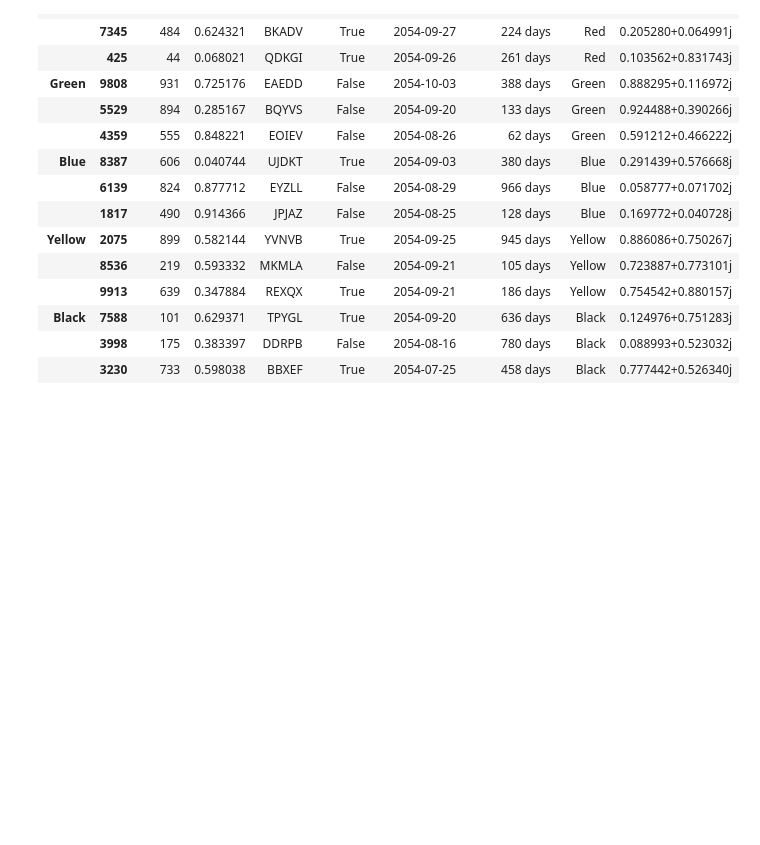
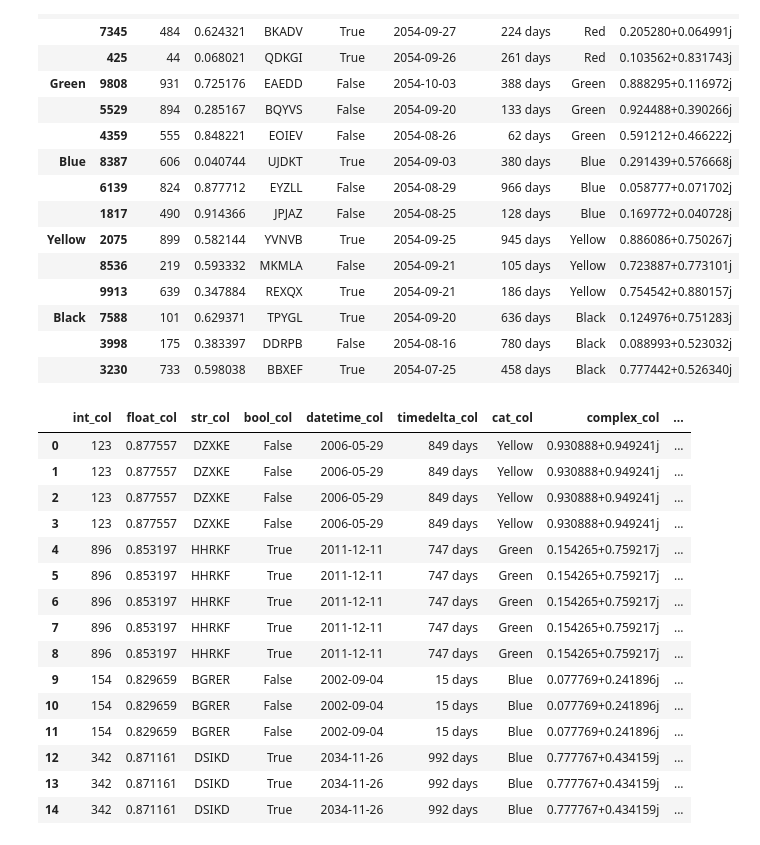
Before and after one commit to obsessedquant/data_generator, a Jupyter notebook: generateRandomizedDataSet_v1.ipynb, the cells around one changed output. Saved outputs shown, nothing was run; the diff lists cells and outputs as text; code cells hidden in the pictures; blank space fills up the shorter version.

```diff
--- a/generateRandomizedDataSet_v1.ipynb
+++ b/generateRandomizedDataSet_v1.ipynb
@@ -155,3 +155,89 @@ display(df_top3_datetime_per_cat)
 | Black | 7588 | 101 | 0.629371 | TPYGL | True | 2054-09-20 | 636 days | Black | 0.124976+0.751283j |
 |  | 3998 | 175 | 0.383397 | DDRPB | False | 2054-08-16 | 780 days | Black | 0.088993+0.523032j |
 |  | 3230 | 733 | 0.598038 | BBXEF | True | 2054-07-25 | 458 days | Black | 0.777442+0.526340j |
+# %%
+import numpy as np
+import pandas as pd
+
+def add_random_revisions(df, max_revisions=4, seed=None):
+    """
+    Randomly replicate rows to reflect revisions.
+
+    Parameters
+    ----------
+    df : pd.DataFrame
+        Original DataFrame for which you want to simulate revisions.
+    max_revisions : int, optional
+        Maximum number of revisions a single row can receive. Default is 4.
+    seed : int, optional
+        Random seed for reproducibility.
+
+    Returns
+    -------
+    pd.DataFrame
+        New DataFrame containing original rows plus any additional revisions,
+        with an added column 'revision_num' indicating revision index.
+    """
+
+    if seed is not None:
+        np.random.seed(seed)
+
+    # Randomly decide how many times each row is revised: an integer in [0, max_revisions]
+    num_revisions = np.random.randint(0, max_revisions+1, size=len(df))
+
+    # We'll collect rows in this list of DataFrames, then concatenate
+    all_rows = []
+
+    # Iterate over rows and create as many copies as needed
+    for (idx, row), revisions in zip(df.iterrows(), num_revisions):
+
+        # Always keep the original row with revision_num = 0
+        original = row.copy()
+        original["revision_num"] = 0
+        all_rows.append(original)
+
+        # If revisions > 0, replicate this row for each revision: 1, 2, ..., revisions
+        for rev_num in range(1, revisions + 1):
+            revised_row = row.copy()
+            revised_row["revision_num"] = rev_num
+            all_rows.append(revised_row)
+
+    # Combine all the rows into a new DataFrame
+    df_revised = pd.DataFrame(all_rows)
+
+    # Re-index so it’s a nice sequential index (optional)
+    df_revised.reset_index(drop=True, inplace=True)
+
+    return df_revised
+
+
+# ==============================
+# Example usage
+# ==============================
+# Suppose df_random is your original DataFrame of 10,000 rows
+# df_random = generate_random_df(10000)
+
+# Create a new DataFrame with random revisions
+df_with_revisions = add_random_revisions(df_random, max_revisions=4, seed=42)
+
+# Let's inspect the result
+display(df_with_revisions.head(15))
+print("New DataFrame shape:", df_with_revisions.shape)
+print("Unique revision_num values:", df_with_revisions['revision_num'].unique())
+# %% [output]
+|  | int_col | float_col | str_col | bool_col | datetime_col | timedelta_col | cat_col | complex_col | ... |
+| 0 | 123 | 0.877557 | DZXKE | False | 2006-05-29 | 849 days | Yellow | 0.930888+0.949241j | ... |
+| 1 | 123 | 0.877557 | DZXKE | False | 2006-05-29 | 849 days | Yellow | 0.930888+0.949241j | ... |
+| 2 | 123 | 0.877557 | DZXKE | False | 2006-05-29 | 849 days | Yellow | 0.930888+0.949241j | ... |
+| 3 | 123 | 0.877557 | DZXKE | False | 2006-05-29 | 849 days | Yellow | 0.930888+0.949241j | ... |
+| 4 | 896 | 0.853197 | HHRKF | True | 2011-12-11 | 747 days | Green | 0.154265+0.759217j | ... |
+| 5 | 896 | 0.853197 | HHRKF | True | 2011-12-11 | 747 days | Green | 0.154265+0.759217j | ... |
+| 6 | 896 | 0.853197 | HHRKF | True | 2011-12-11 | 747 days | Green | 0.154265+0.759217j | ... |
+| 7 | 896 | 0.853197 | HHRKF | True | 2011-12-11 | 747 days | Green | 0.154265+0.759217j | ... |
+| 8 | 896 | 0.853197 | HHRKF | True | 2011-12-11 | 747 days | Green | 0.154265+0.759217j | ... |
+| 9 | 154 | 0.829659 | BGRER | False | 2002-09-04 | 15 days | Blue | 0.077769+0.241896j | ... |
+| 10 | 154 | 0.829659 | BGRER | False | 2002-09-04 | 15 days | Blue | 0.077769+0.241896j | ... |
+| 11 | 154 | 0.829659 | BGRER | False | 2002-09-04 | 15 days | Blue | 0.077769+0.241896j | ... |
+| 12 | 342 | 0.871161 | DSIKD | True | 2034-11-26 | 992 days | Blue | 0.777767+0.434159j | ... |
+| 13 | 342 | 0.871161 | DSIKD | True | 2034-11-26 | 992 days | Blue | 0.777767+0.434159j | ... |
+| 14 | 342 | 0.871161 | DSIKD | True | 2034-11-26 | 992 days | Blue | 0.777767+0.434159j | ... |
```
Also changed, not shown: parts of 1 cell of this notebook.
